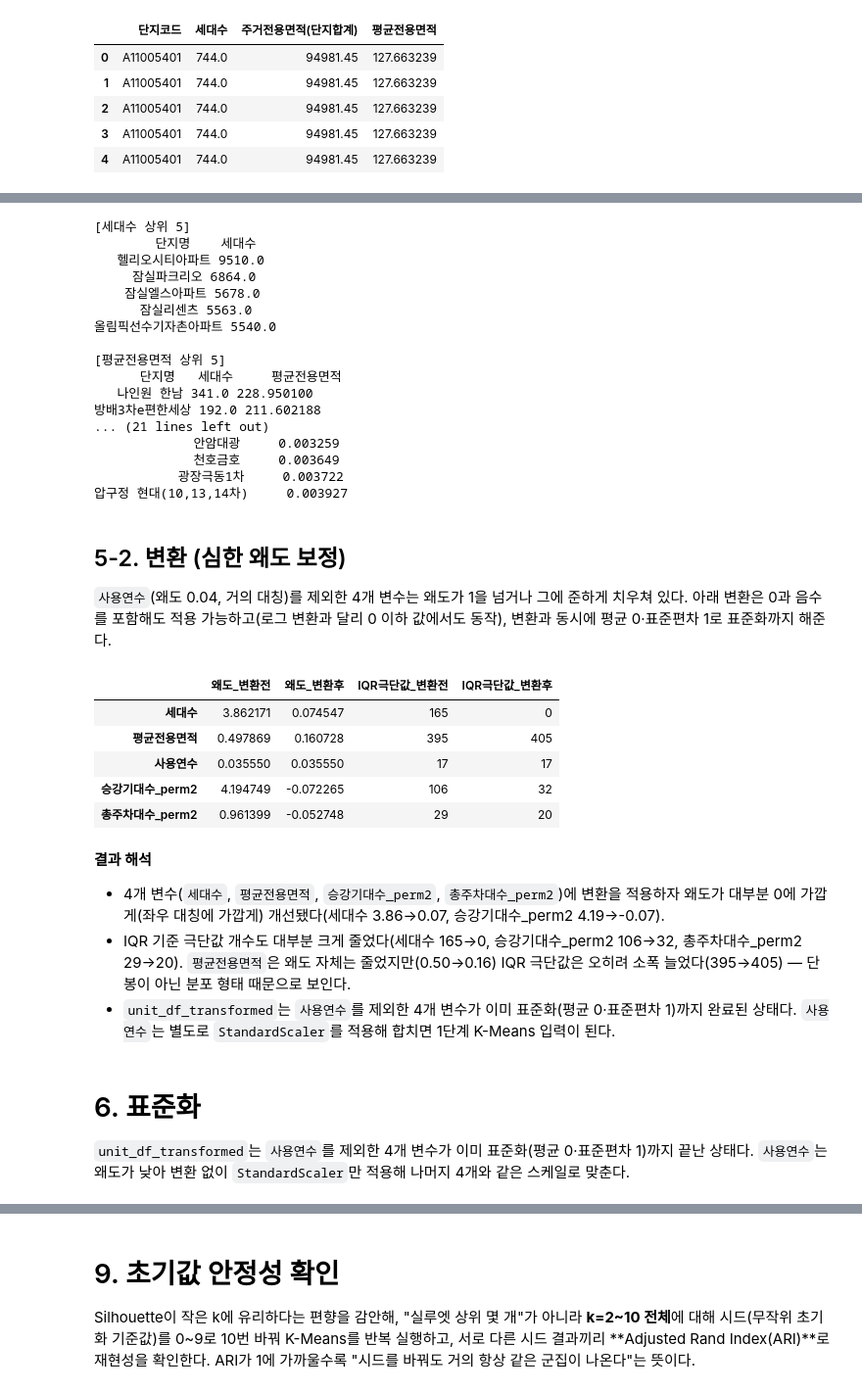
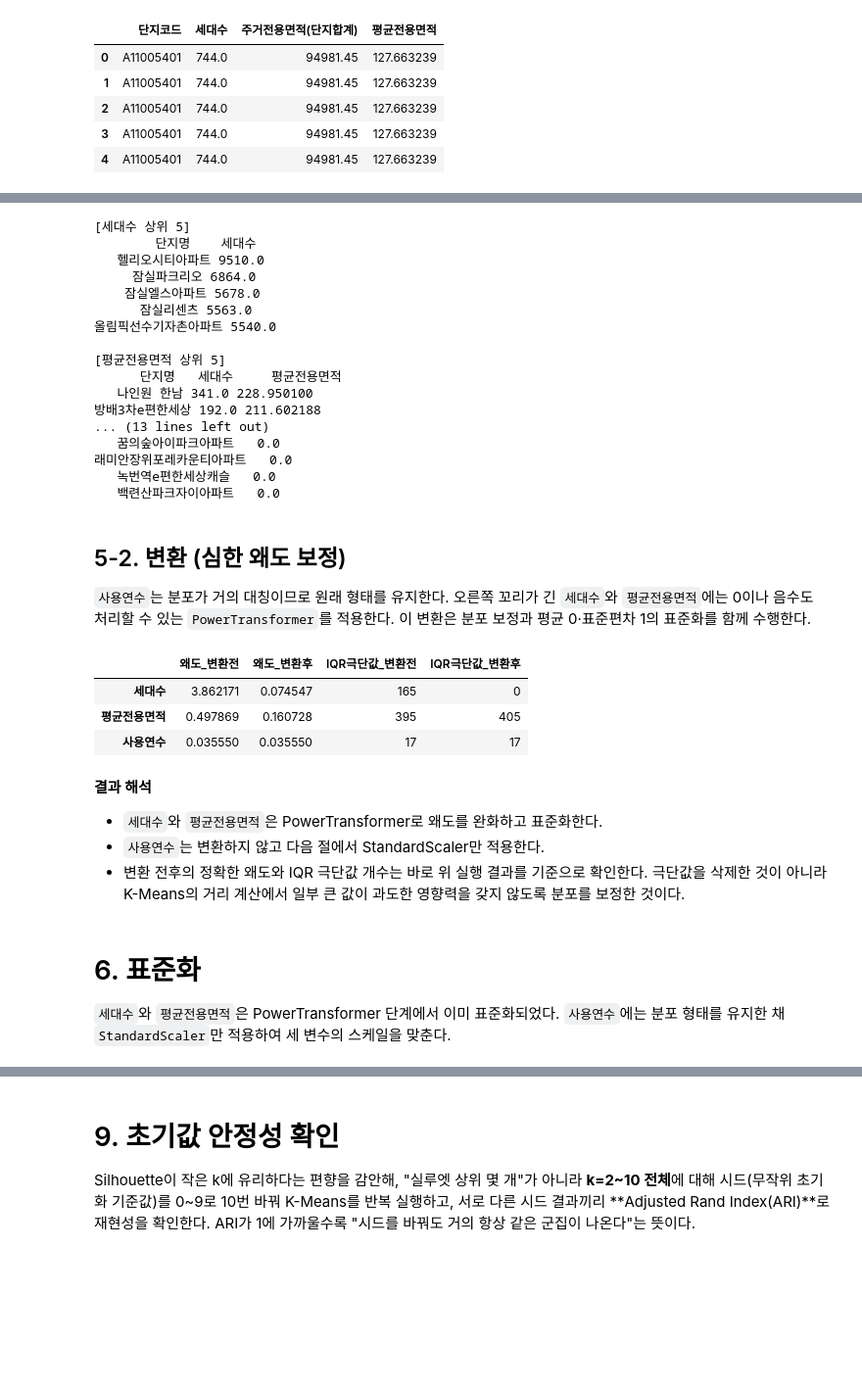
Before and after one commit to roh-git/mlapt_project, a Jupyter notebook: main_analysis.ipynb, the cells around one changed output, grey strips where cells are left out. Shown at 98% size. Drawn from its saved outputs; the diff is of its cells as text; code cells hidden in the pictures; blank space fills up the shorter version.

Commit message:
analysis: switch K-Means to three structural variables

```diff
--- a/main_analysis.ipynb
+++ b/main_analysis.ipynb
@@ -456,5 +462,5 @@ per_df 크기: (133380, 54)
 # %%
-STEP1_COLS = ['세대수', '평균전용면적', '사용연수', '승강기대수_perm2', '총주차대수_perm2']
+STEP1_COLS = ['세대수', '평균전용면적', '사용연수']
 unit_df = per_df.groupby('단지코드')[STEP1_COLS].mean()
 
 def count_iqr_outliers(s):
@@ -503,6 +505,6 @@ dist_summary
 # %%
-# 위 표의 판단 근거: 극단값 상위 단지들이 실제로 존재하는 단지인지 이름으로 확인
-info_cols = ['단지코드', '단지명', '세대수', '평균전용면적', '승강기대수_perm2', '총주차대수_perm2']
+# 위 표의 판단 근거: 3개 변수의 극단값을 실제 단지명과 함께 확인
+info_cols = ['단지코드', '단지명', '세대수', '평균전용면적', '사용연수']
 info = per_df[info_cols].drop_duplicates('단지코드')
 
 print("[세대수 상위 5]")
@@ -511,12 +513,9 @@ print(info.sort_values('세대수', ascending=False).head(5)[['단지명', '세
 print("\n[평균전용면적 상위 5]")
 print(info.sort_values('평균전용면적', ascending=False).head(5)[['단지명', '세대수', '평균전용면적']].to_string(index=False))
 
-print("\n[승강기대수_perm2 상위 5]")
-print(info.sort_values('승강기대수_perm2', ascending=False).head(5)[['단지명', '승강기대수_perm2']].to_string(index=False))
-
-print("\n[총주차대수_perm2 상위 5 / 하위 5]")
-print(info.sort_values('총주차대수_perm2', ascending=False).head(5)[['단지명', '총주차대수_perm2']].to_string(index=False))
-print(info.sort_values('총주차대수_perm2').head(5)[['단지명', '총주차대수_perm2']].to_string(index=False))
+print("\n[사용연수 상위 5 / 하위 5]")
+print(info.sort_values('사용연수', ascending=False).head(5)[['단지명', '사용연수']].to_string(index=False))
+print(info.sort_values('사용연수').head(5)[['단지명', '사용연수']].to_string(index=False))
 # %% [output]
 [세대수 상위 5]
         단지명    세대수
@@ -530,53 +529,52 @@ print(info.sort_values('총주차대수_perm2').head(5)[['단지명', '총주차
       단지명   세대수     평균전용면적
    나인원 한남 341.0 228.950100
 방배3차e편한세상 192.0 211.602188
-... (21 lines left out)
-             안암대광     0.003259
-             천호금호     0.003649
-           광장극동1차     0.003722
-압구정 현대(10,13,14차)     0.003927
+... (13 lines left out)
+   꿈의숲아이파크아파트   0.0
+래미안장위포레카운티아파트   0.0
+   녹번역e편한세상캐슬   0.0
+   백련산파크자이아파트   0.0
 # %% [markdown]
 ## 5-2. 변환 (심한 왜도 보정)
 
-`사용연수`(왜도 0.04, 거의 대칭)를 제외한 4개 변수는 왜도가 1을 넘거나 그에 준하게 치우쳐 있다. 아래 변환은 0과 음수를 포함해도 적용 가능하고(로그 변환과 달리 0 이하 값에서도 동작), 변환과 동시에 평균 0·표준편차 1로 표준화까지 해준다.
+`사용연수`는 분포가 거의 대칭이므로 원래 형태를 유지한다. 오른쪽 꼬리가 긴 `세대수`와 `평균전용면적`에는 0이나 음수도 처리할 수 있는 `PowerTransformer`를 적용한다. 이 변환은 분포 보정과 평균 0·표준편차 1의 표준화를 함께 수행한다.
 # %%
 from sklearn.preprocessing import PowerTransformer
 
-TRANSFORM_COLS = ['세대수', '평균전용면적', '승강기대수_perm2', '총주차대수_perm2']
+TRANSFORM_COLS = ['세대수', '평균전용면적']
 
 before_skew = unit_df.skew()
 before_outliers = {c: count_iqr_outliers(unit_df[c]) for c in STEP1_COLS}
 
 pt = PowerTransformer()
 unit_df_transformed = unit_df.copy()
 unit_df_transformed[TRANSFORM_COLS] = pt.fit_transform(unit_df[TRANSFORM_COLS])
 
 after_skew = unit_df_transformed.skew()
 after_outliers = {c: count_iqr_outliers(unit_df_transformed[c]) for c in STEP1_COLS}
 
 comparison = pd.DataFrame({
     '왜도_변환전': before_skew,
     '왜도_변환후': after_skew,
     'IQR극단값_변환전': pd.Series(before_outliers),
     'IQR극단값_변환후': pd.Series(after_outliers),
 })
 comparison
 # %% [output]
 |  | 왜도_변환전 | 왜도_변환후 | IQR극단값_변환전 | IQR극단값_변환후 |
 | 세대수 | 3.862171 | 0.074547 | 165 | 0 |
 | 평균전용면적 | 0.497869 | 0.160728 | 395 | 405 |
 | 사용연수 | 0.035550 | 0.035550 | 17 | 17 |
-| 승강기대수_perm2 | 4.194749 | -0.072265 | 106 | 32 |
-| 총주차대수_perm2 | 0.961399 | -0.052748 | 29 | 20 |
 # %% [markdown]
 **결과 해석**
-- 4개 변수(`세대수`, `평균전용면적`, `승강기대수_perm2`, `총주차대수_perm2`)에 변환을 적용하자 왜도가 대부분 0에 가깝게(좌우 대칭에 가깝게) 개선됐다(세대수 3.86→0.07, 승강기대수_perm2 4.19→-0.07).
-- IQR 기준 극단값 개수도 대부분 크게 줄었다(세대수 165→0, 승강기대수_perm2 106→32, 총주차대수_perm2 29→20). `평균전용면적`은 왜도 자체는 줄었지만(0.50→0.16) IQR 극단값은 오히려 소폭 늘었다(395→405) — 단봉이 아닌 분포 형태 때문으로 보인다.
-- `unit_df_transformed`는 `사용연수`를 제외한 4개 변수가 이미 표준화(평균 0·표준편차 1)까지 완료된 상태다. `사용연수`는 별도로 `StandardScaler`를 적용해 합치면 1단계 K-Means 입력이 된다.
+
+- `세대수`와 `평균전용면적`은 PowerTransformer로 왜도를 완화하고 표준화한다.
+- `사용연수`는 변환하지 않고 다음 절에서 StandardScaler만 적용한다.
+- 변환 전후의 정확한 왜도와 IQR 극단값 개수는 바로 위 실행 결과를 기준으로 확인한다. 극단값을 삭제한 것이 아니라 K-Means의 거리 계산에서 일부 큰 값이 과도한 영향력을 갖지 않도록 분포를 보정한 것이다.
 # %% [markdown]
 # 6. 표준화
 
-`unit_df_transformed`는 `사용연수`를 제외한 4개 변수가 이미 표준화(평균 0·표준편차 1)까지 끝난 상태다. `사용연수`는 왜도가 낮아 변환 없이 `StandardScaler`만 적용해 나머지 4개와 같은 스케일로 맞춘다.
+`세대수`와 `평균전용면적`은 PowerTransformer 단계에서 이미 표준화되었다. `사용연수`에는 분포 형태를 유지한 채 `StandardScaler`만 적용하여 세 변수의 스케일을 맞춘다.
 # %%
 X = unit_df_transformed.copy()
 X['사용연수'] = StandardScaler().fit_transform(unit_df[['사용연수']])
```
Also changed, not shown: parts of 16 cells of this notebook.
